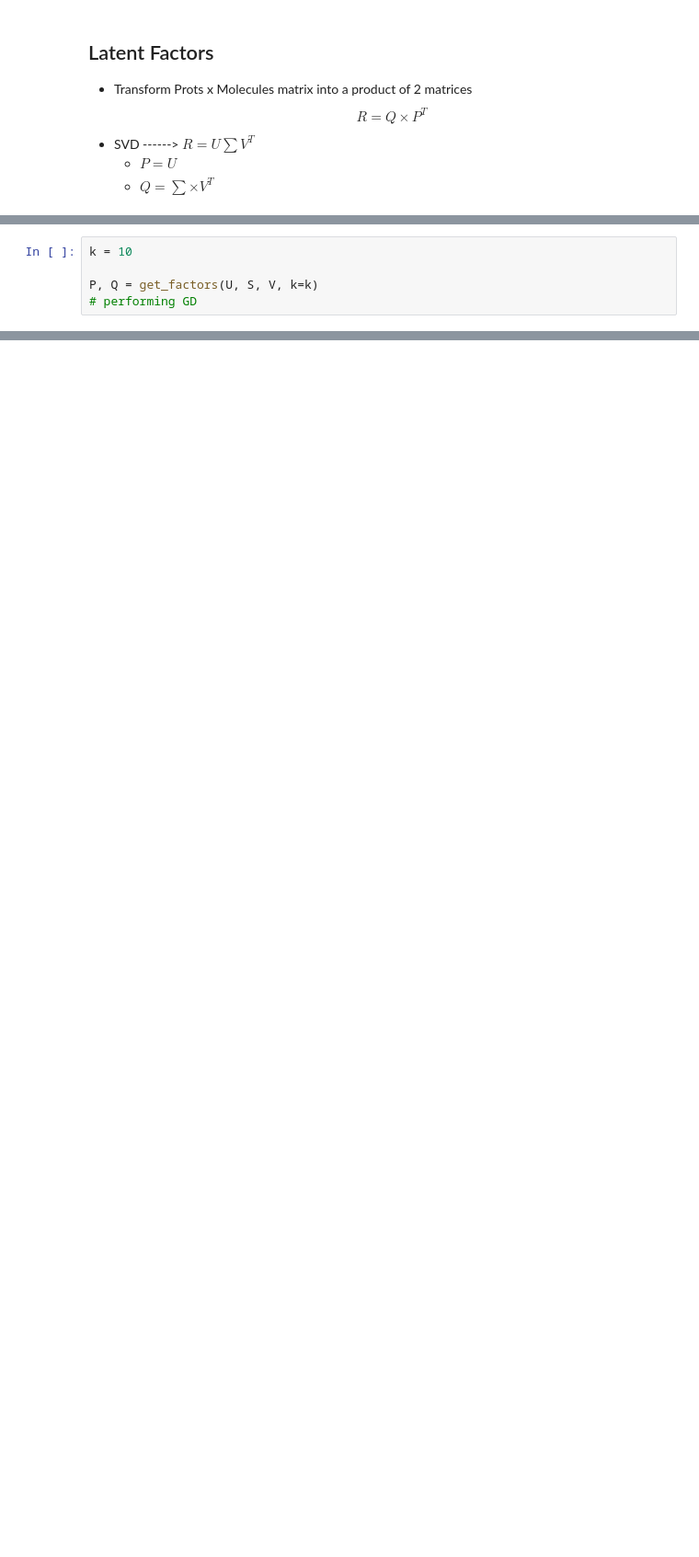
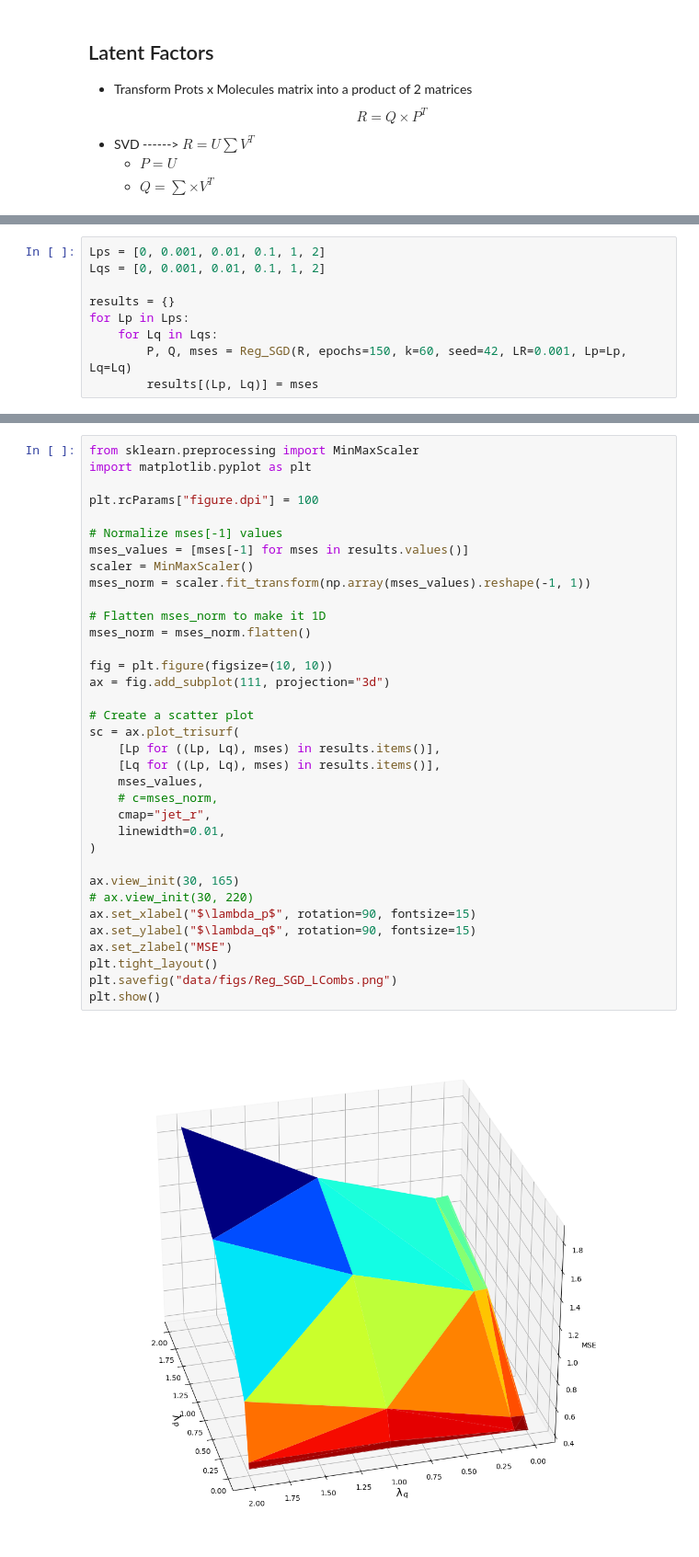
Before and after one commit to Parolps/Project, a Jupyter notebook: latent_factors.ipynb, the cells around one changed output, grey strips where cells are left out. Shown at 92% size. Cells and saved outputs as stored; diff of their text form; blank space fills up the shorter version.

```diff
--- a/latent_factors.ipynb
+++ b/latent_factors.ipynb
@@ -158,5 +334,0 @@ But with this the update procedure is exactly the same as above, so we just need
-# %%
-k = 10
-
-P, Q = get_factors(U, S, V, k=k)
-# performing GD
@@ -162,0 +393,9 @@ P, Q = get_factors(U, S, V, k=k)
+# %%
+Lps = [0, 0.001, 0.01, 0.1, 1, 2]
+Lqs = [0, 0.001, 0.01, 0.1, 1, 2]
+
+results = {}
+for Lp in Lps:
+    for Lq in Lqs:
+        P, Q, mses = Reg_SGD(R, epochs=150, k=60, seed=42, LR=0.001, Lp=Lp, Lq=Lq)
+        results[(Lp, Lq)] = mses
@@ -162,0 +405,37 @@ P, Q = get_factors(U, S, V, k=k)
+# %%
+from sklearn.preprocessing import MinMaxScaler
+import matplotlib.pyplot as plt
+
+plt.rcParams["figure.dpi"] = 100
+
+# Normalize mses[-1] values
+mses_values = [mses[-1] for mses in results.values()]
+scaler = MinMaxScaler()
+mses_norm = scaler.fit_transform(np.array(mses_values).reshape(-1, 1))
+
+# Flatten mses_norm to make it 1D
+mses_norm = mses_norm.flatten()
+
+fig = plt.figure(figsize=(10, 10))
+ax = fig.add_subplot(111, projection="3d")
+
+# Create a scatter plot
+sc = ax.plot_trisurf(
+    [Lp for ((Lp, Lq), mses) in results.items()],
+    [Lq for ((Lp, Lq), mses) in results.items()],
+    mses_values,
+    # c=mses_norm,
+    cmap="jet_r",
+    linewidth=0.01,
+)
+
+ax.view_init(30, 165)
+# ax.view_init(30, 220)
+ax.set_xlabel("$\lambda_p$", rotation=90, fontsize=15)
+ax.set_ylabel("$\lambda_q$", rotation=90, fontsize=15)
+ax.set_zlabel("MSE")
+plt.tight_layout()
+plt.savefig("data/figs/Reg_SGD_LCombs.png")
+plt.show()
+# %% [output]
+[figure, added]
```
Also changed, not shown: parts of 38 cells of this notebook, 6 other files.
